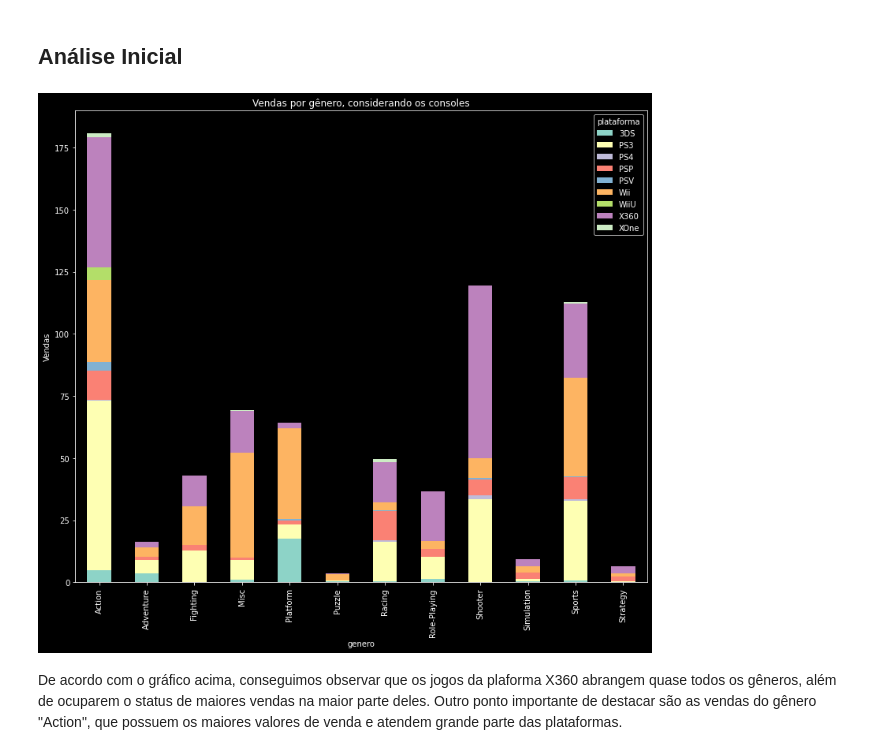
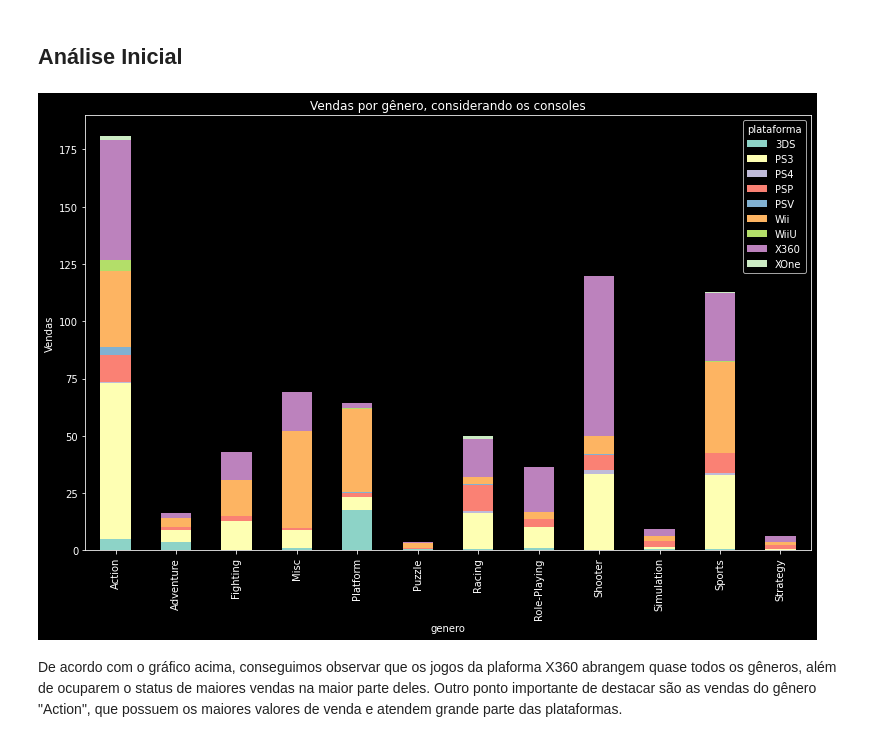
Before and after one commit to thiago9864/mineracao_dados, a Jupyter notebook: Trabalho_2_Dupla_21.ipynb, the cells around one changed output. Saved outputs shown, nothing was run; the diff lists cells and outputs as text; code cells hidden in the pictures.

```diff
--- a/Trabalho_2_Dupla_21.ipynb
+++ b/Trabalho_2_Dupla_21.ipynb
@@ -152,14 +152,14 @@ Name: fabricante, dtype: object
 # %%
 with plt.style.context('dark_background'):
     teste = dados.groupby(['genero','plataforma']).vendas.sum()
     teste.unstack().plot(kind='bar',stacked=True,
-                               grid=False,  figsize=(13,11))
+                               grid=False,  figsize=(13,8))
     plt.title('Vendas por gênero, considerando os consoles')
     plt.grid(False)
     plt.ylabel('Vendas')
     plt.show()
 # %% [output]
-[figure, old version]
+[figure, new version]
 # %% [markdown]
 De acordo com o gráfico acima, conseguimos observar que os jogos da plaforma X360 abrangem quase todos os gêneros, além de ocuparem o status de maiores vendas na maior parte deles. Outro ponto importante de destacar são as vendas do gênero "Action", que possuem os maiores valores de venda e atendem grande parte das plataformas.
 # %%
```
